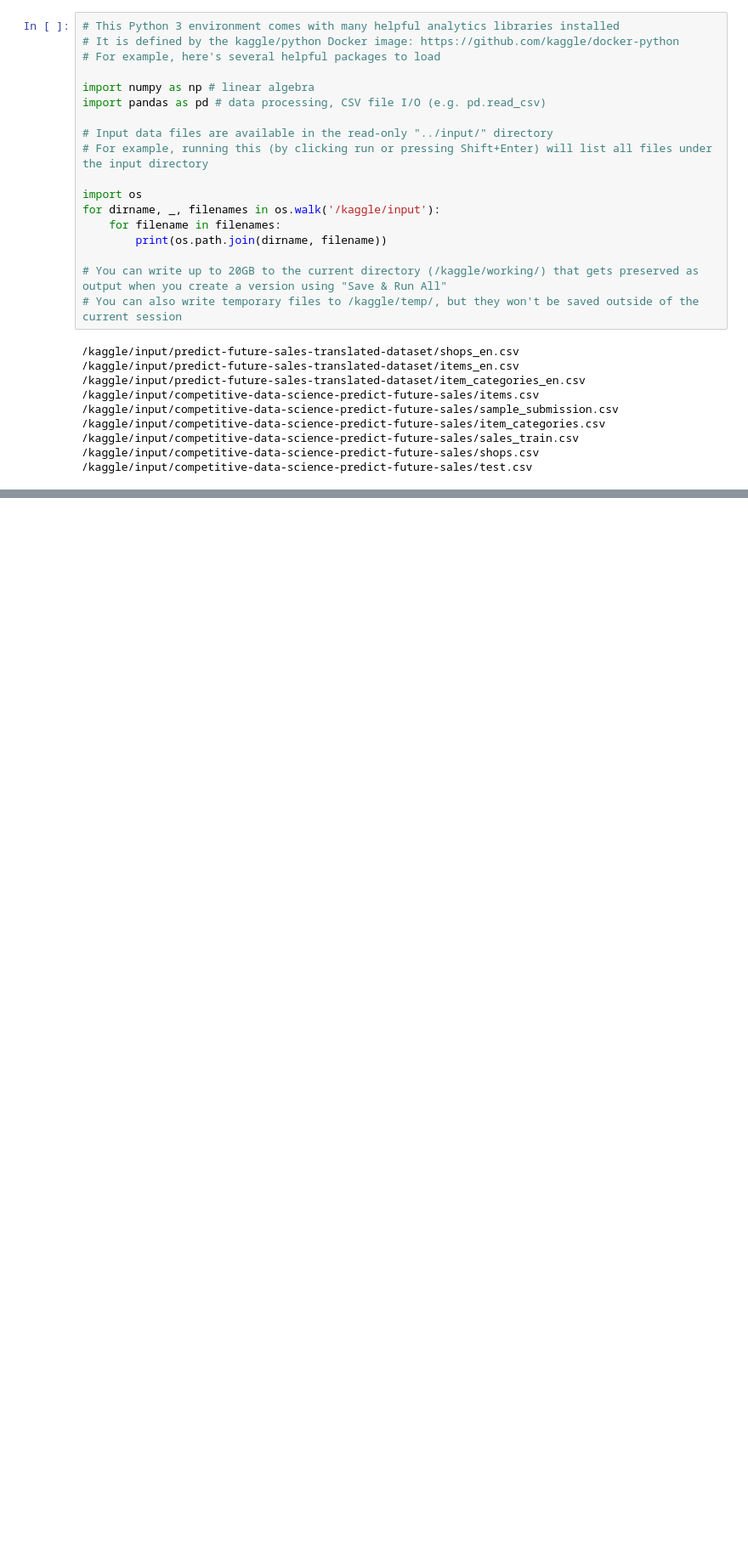
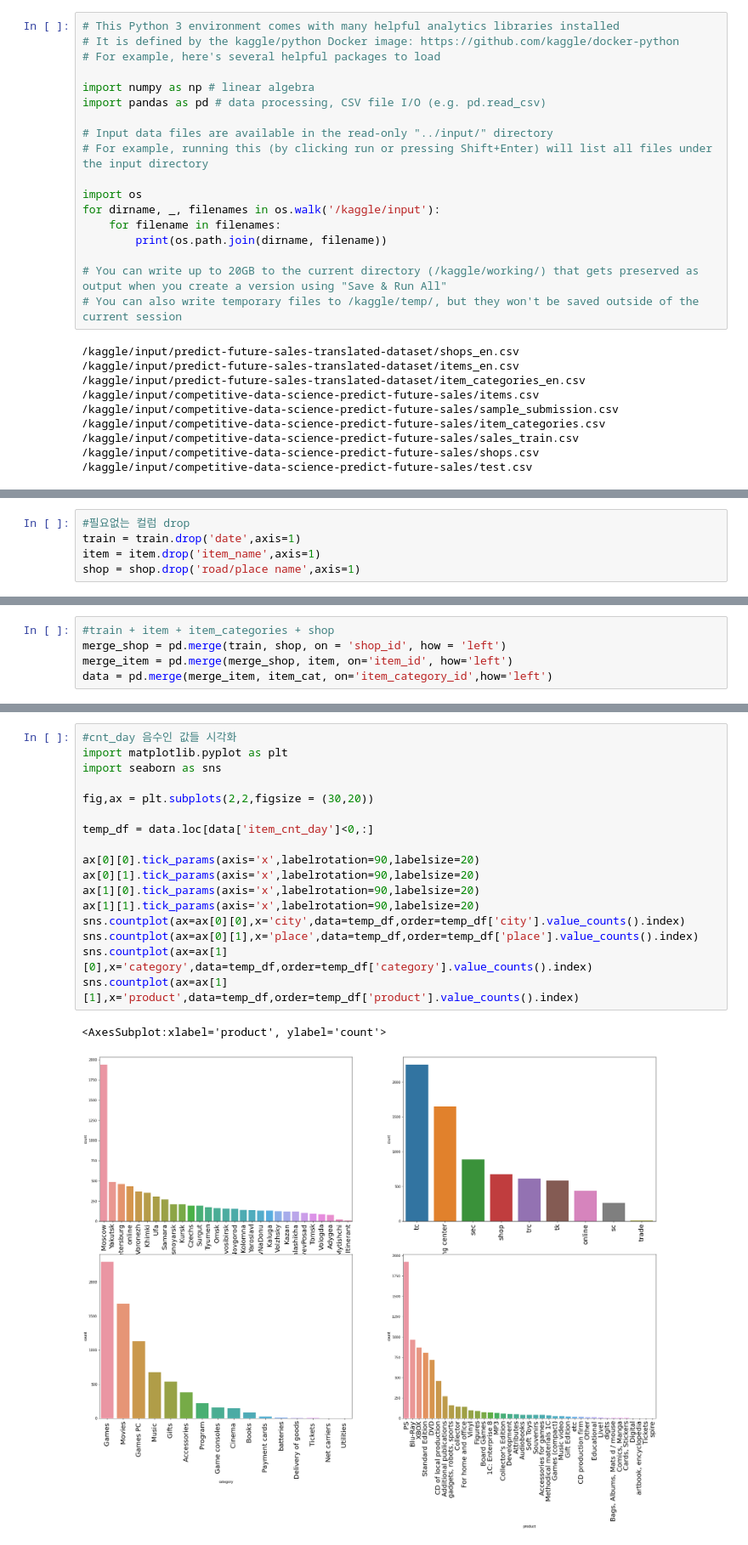
Before and after one commit to TaeUkChu/Kaggle_Futre_Sales, a Jupyter notebook: futrue-sales-pre.ipynb, the cells around one changed output, grey strips where cells are left out. Shown at 85% size. Cells and saved outputs as stored; diff of their text form; blank space fills up the shorter version.

```diff
--- a/futrue-sales-pre.ipynb
+++ b/futrue-sales-pre.ipynb
@@ -228,0 +412,5 @@ data['buildings'] = data['shop_name'].map(lambda x : x.split(' ')[1])
+# %%
+#필요없는 컬럼 drop
+train = train.drop('date',axis=1)
+item = item.drop('item_name',axis=1)
+shop = shop.drop('road/place name',axis=1)
@@ -228,0 +419,5 @@ data['buildings'] = data['shop_name'].map(lambda x : x.split(' ')[1])
+# %%
+#train + item + item_categories + shop
+merge_shop = pd.merge(train, shop, on = 'shop_id', how = 'left')
+merge_item = pd.merge(merge_shop, item, on='item_id', how='left')
+data = pd.merge(merge_item, item_cat, on='item_category_id',how='left')
@@ -228,0 +468,20 @@ data['buildings'] = data['shop_name'].map(lambda x : x.split(' ')[1])
+# %%
+#cnt_day 음수인 값들 시각화
+import matplotlib.pyplot as plt
+import seaborn as sns
+
+fig,ax = plt.subplots(2,2,figsize = (30,20))
+
+temp_df = data.loc[data['item_cnt_day']<0,:]
+
+ax[0][0].tick_params(axis='x',labelrotation=90,labelsize=20)
+ax[0][1].tick_params(axis='x',labelrotation=90,labelsize=20)
+ax[1][0].tick_params(axis='x',labelrotation=90,labelsize=20)
+ax[1][1].tick_params(axis='x',labelrotation=90,labelsize=20)
+sns.countplot(ax=ax[0][0],x='city',data=temp_df,order=temp_df['city'].value_counts().index)
+sns.countplot(ax=ax[0][1],x='place',data=temp_df,order=temp_df['place'].value_counts().index)
+sns.countplot(ax=ax[1][0],x='category',data=temp_df,order=temp_df['category'].value_counts().index)
+sns.countplot(ax=ax[1][1],x='product',data=temp_df,order=temp_df['product'].value_counts().index)
+# %% [output]
+<AxesSubplot:xlabel='product', ylabel='count'>
+[figure, added]
```
Also changed, not shown: parts of 93 cells of this notebook.
